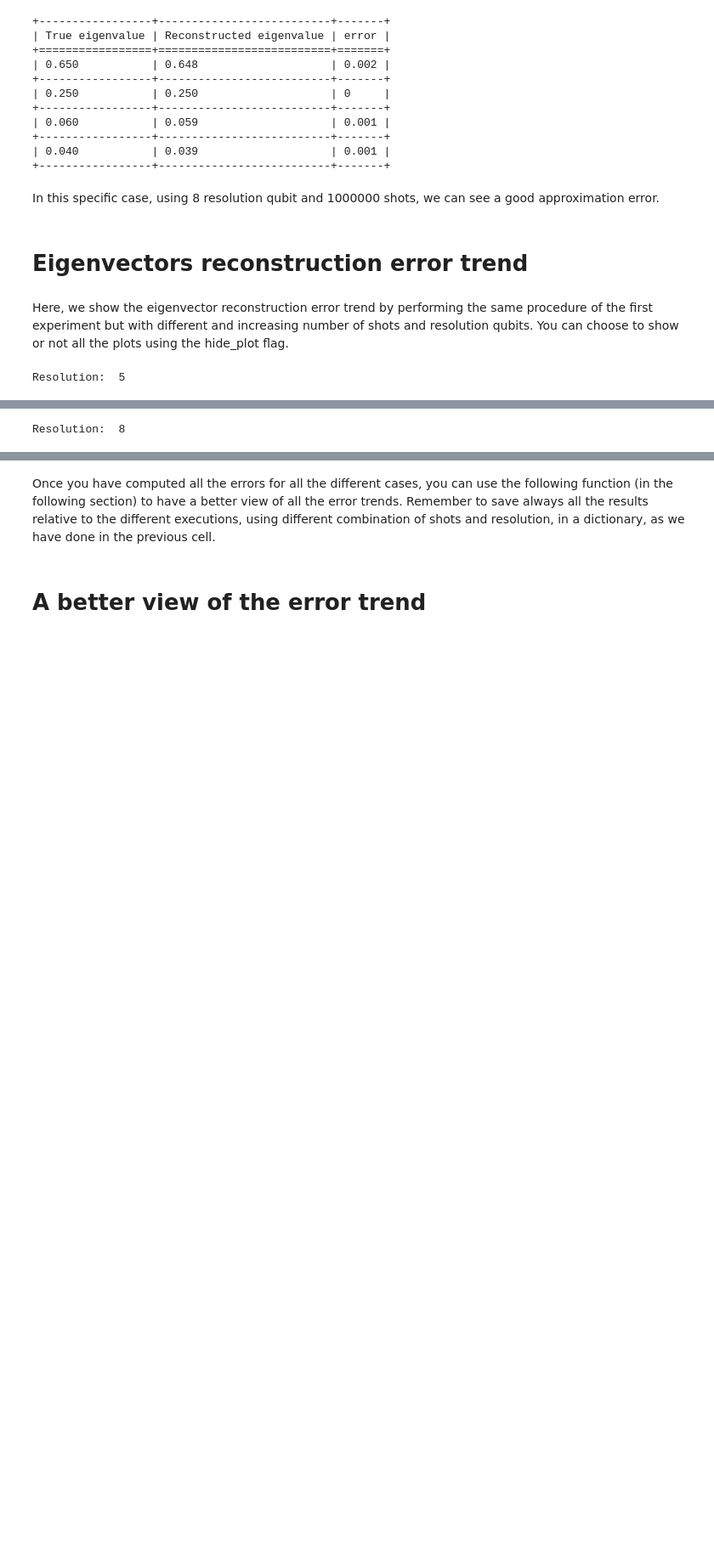
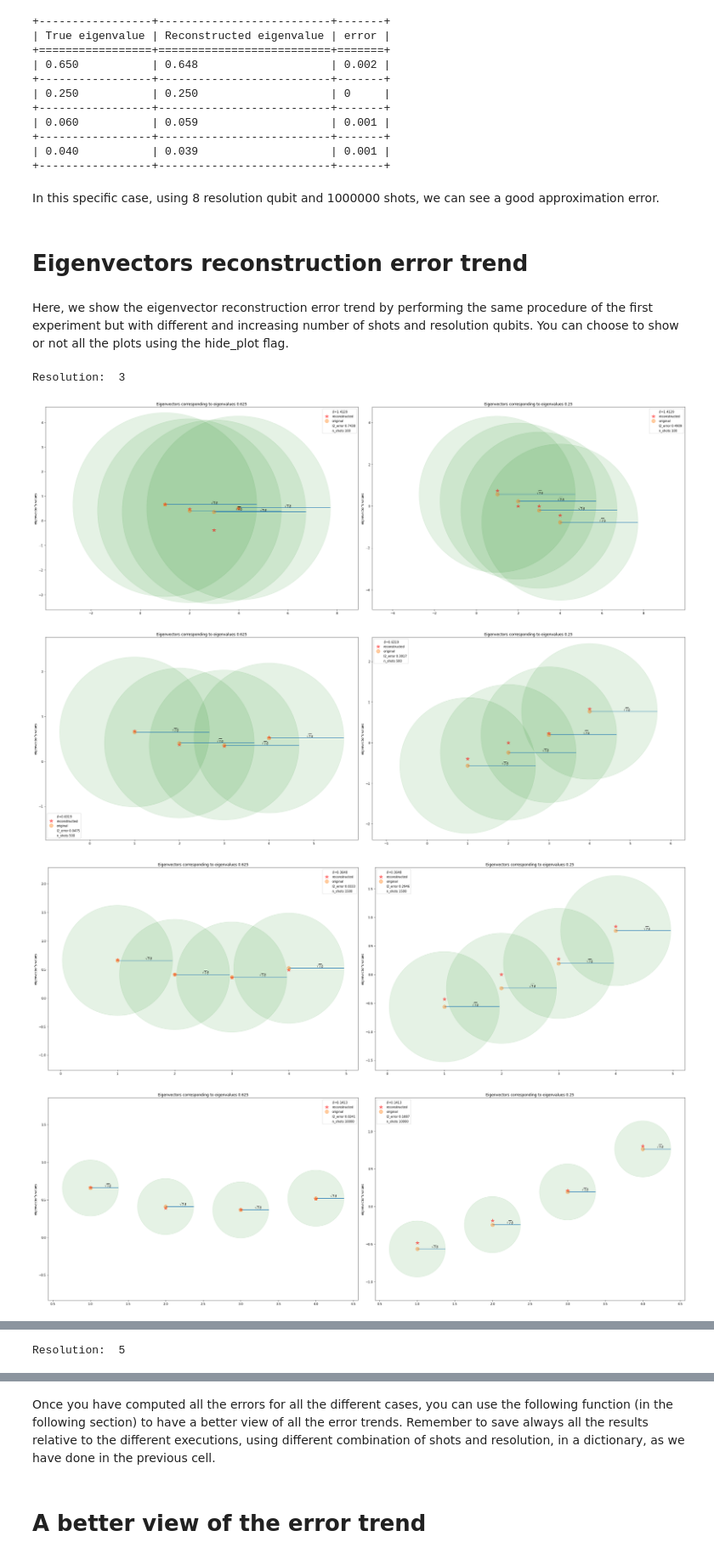
Before and after one commit to PolnareffPark/QuPCA, a Jupyter notebook: Benchmark.ipynb, the cells around one changed output, grey strips where cells are left out. Shown at 85% size. Saved outputs shown, nothing was run; the diff lists cells and outputs as text; code cells hidden in the pictures; blank space fills up the shorter version.

```diff
--- a/Benchmark.ipynb
+++ b/Benchmark.ipynb
@@ -111,28 +111,32 @@ In this specific case, using 8 resolution qubit and 1000000 shots, we can see a
 Here, we show the eigenvector reconstruction error trend by performing the same procedure of the first experiment but with different and increasing number of shots and resolution qubits. You can choose to show or not all the plots using the hide_plot flag.
 # %%
 shots_numbers=[100,500,1500,10000,100000,500000,1000000]
-resolutions=[5,8]
+resolutions=[3,5,8]
 resolution_dictionary={}
 resolution_dictionary_shots={}
 for resolution in resolutions:
     error_list=[]
     delta_list=[]
     shots_dict={}
     qpca=QPCA().fit(input_matrix,resolution=resolution)
     print('\n')
     print('\033[1m'+'Resolution: ',resolution)
     print('\n')
     for s in shots_numbers:
 
         reconstructed_eigenvalues,reconstructed_eigenvectors=qpca.eigenvectors_reconstruction(n_shots=s,n_repetitions=1)
         results=qpca.spectral_benchmarking(eigenvector_benchmarking=True,sign_benchmarking=False ,eigenvalues_benchmarching=False,print_distances=True,only_first_eigenvectors=False,
-                                                        plot_delta=True,distance_type='l2',error_with_sign=True,hide_plot=True,print_error=False)
+                                                        plot_delta=True,distance_type='l2',error_with_sign=True,hide_plot=False,print_error=False)
         for e in results[0][0]:
             shots_dict.setdefault(e[0], []).append(s)
         error_list.append(results[0][0])
         delta_list.append(results[0][1])
 
     resolution_dictionary_shots.update({resolution:shots_dict})
     resolution_dictionary.update({resolution:error_list})
 # %% [output]
-Resolution:  5
+Resolution:  3
+[figure, added]
+[figure, added]
+[figure, added]
+[figure, added]
@@ -139 +146 @@ Resolution:  5
-Resolution:  8
+Resolution:  5
```
Also changed, not shown: parts of 3 cells of this notebook, 1 other file.
